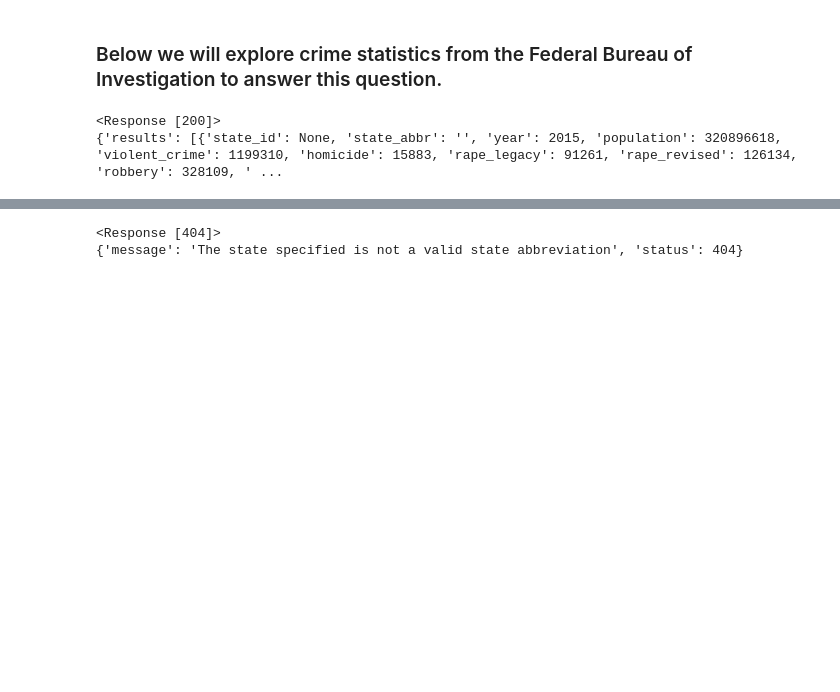
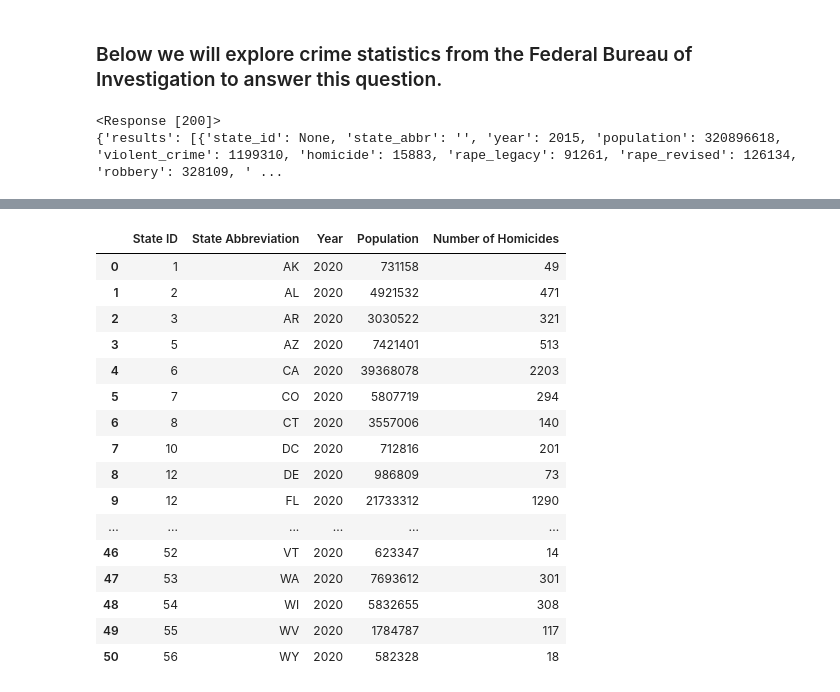
Before and after one commit to N-J-Miller/Project_1, a Jupyter notebook: Project_01_Hafsa_and_Nicole.ipynb, the cells around one changed output, grey strips where cells are left out. Drawn from its saved outputs; the diff is of its cells as text; code cells hidden in the pictures; blank space fills up the shorter version.

```diff
--- a/Project_01_Hafsa_and_Nicole.ipynb
+++ b/Project_01_Hafsa_and_Nicole.ipynb
@@ -163,13 +155,41 @@ murder_by_state
+# %%
+murder_by_state_2020= {'State ID':[], 'State Abbreviation': [], 'Year': [], 'Population': [], 'Number of Homicides': []}
+
+for state_abbr in states:
+    base_url = "https://api.usa.gov/crime/fbi/sapi/api/estimates/states/"
+    try:
+
+
+        req = requests.get(base_url+ f'{state_abbr}/2020/2020/?API_KEY={FBI_api}')
+
+        data = req.json()
+
+
+        murder_by_state_2020['State ID'].append(data['results'][0]['state_id'])
+        murder_by_state_2020['State Abbreviation'].append(data['results'][0]['state_abbr'])
+        murder_by_state_2020['Year'].append(data['results'][0]['year'])
+        murder_by_state_2020['Population'].append(data['results'][0]['population'])
+        murder_by_state_2020['Number of Homicides'].append(data['results'][0]['homicide'])
+    except:
+        pass
 # %%
-base_url = "https://api.usa.gov/crime/fbi/sapi/api/estimates/states/state_abbr/2010/2020?API_KEY=" + FBI_api
-
-#
-
-req = requests.get(base_url)
-print(req)  # response 200!
-
-json_data = req.json()
-print(json_data)
+murder_by_state_2020= pd.DataFrame.from_dict(murder_by_state_2020)
+murder_by_state_2020
 # %% [output]
-<Response [404]>
-{'message': 'The state specified is not a valid state abbreviation', 'status': 404}
+|  | State ID | State Abbreviation | Year | Population | Number of Homicides |
+| 0 | 1 | AK | 2020 | 731158 | 49 |
+| 1 | 2 | AL | 2020 | 4921532 | 471 |
+| 2 | 3 | AR | 2020 | 3030522 | 321 |
+| 3 | 5 | AZ | 2020 | 7421401 | 513 |
+| 4 | 6 | CA | 2020 | 39368078 | 2203 |
+| 5 | 7 | CO | 2020 | 5807719 | 294 |
+| 6 | 8 | CT | 2020 | 3557006 | 140 |
+| 7 | 10 | DC | 2020 | 712816 | 201 |
+| 8 | 12 | DE | 2020 | 986809 | 73 |
+| 9 | 12 | FL | 2020 | 21733312 | 1290 |
+| ... | ... | ... | ... | ... | ... |
+| 46 | 52 | VT | 2020 | 623347 | 14 |
+| 47 | 53 | WA | 2020 | 7693612 | 301 |
+| 48 | 54 | WI | 2020 | 5832655 | 308 |
+| 49 | 55 | WV | 2020 | 1784787 | 117 |
+| 50 | 56 | WY | 2020 | 582328 | 18 |
```
Also changed, not shown: parts of 3 cells of this notebook.
